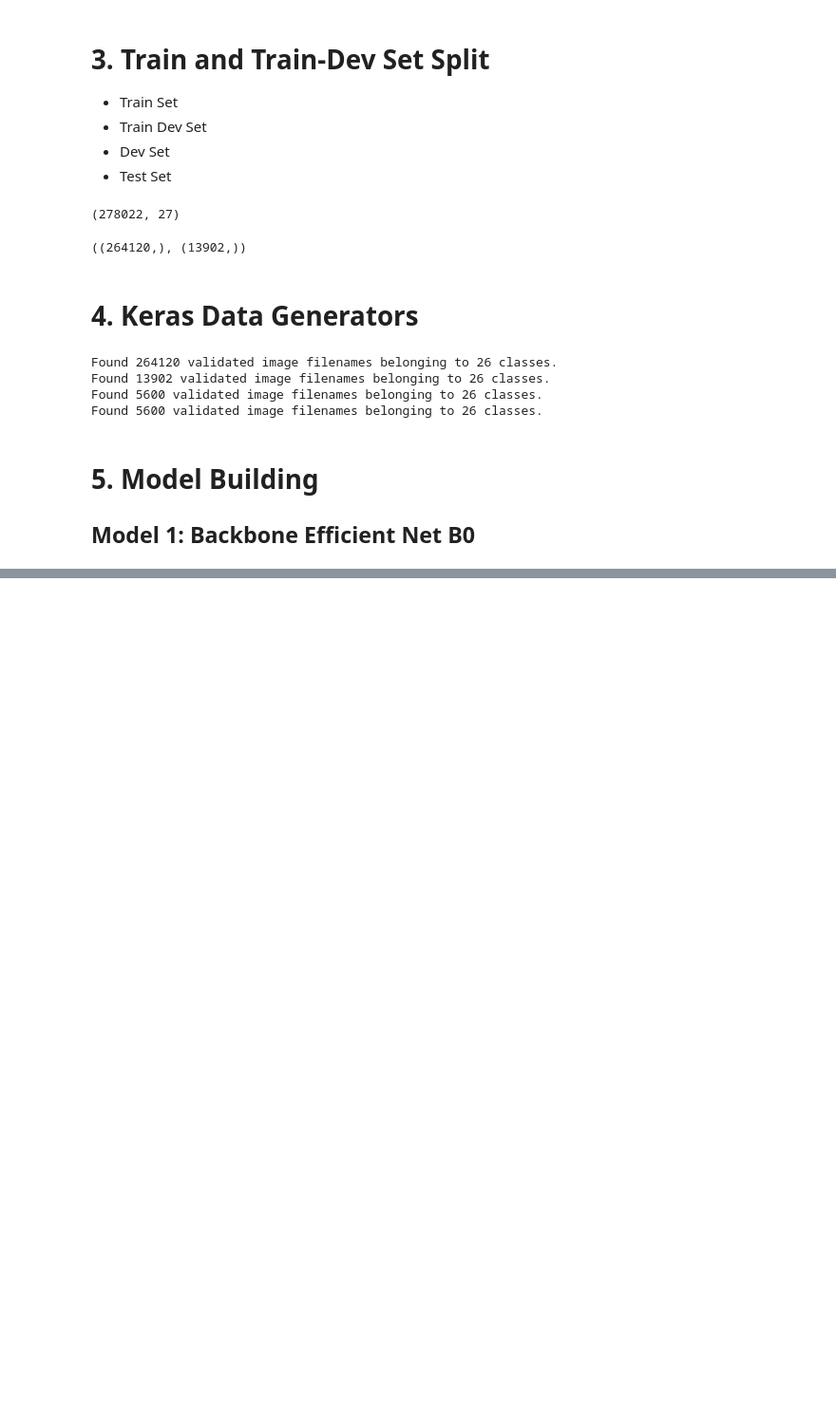
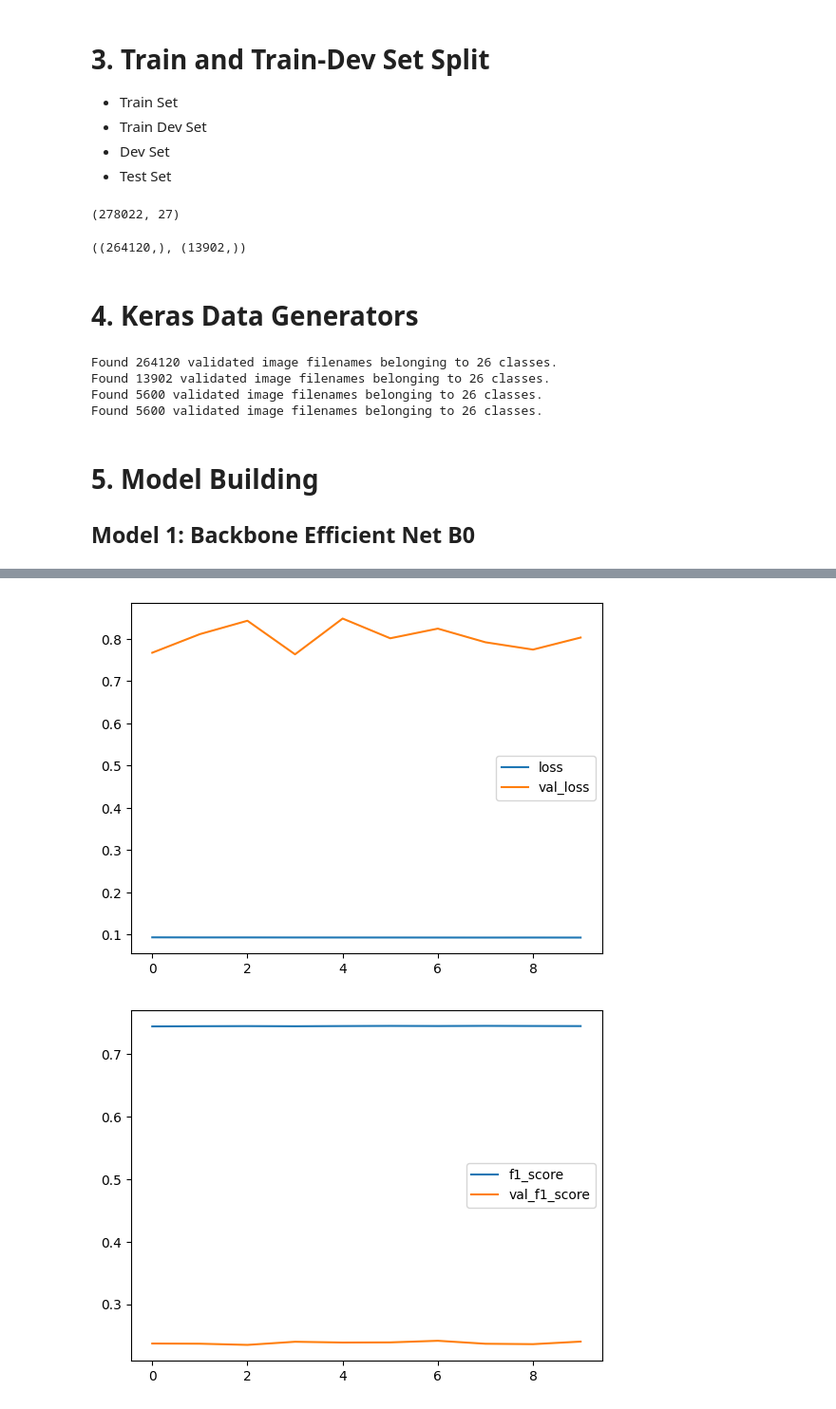
Before and after one commit to melihkacaman/SimilarProducts, a Jupyter notebook: notebooks/16 Adding More Data For Multioutput Models.ipynb, the cells around one changed output, grey strips where cells are left out. Shown at 95% size. Drawn from its saved outputs; the diff is of its cells as text; code cells hidden in the pictures; blank space fills up the shorter version.

```diff
--- a/notebooks/16 Adding More Data For Multioutput Models.ipynb
+++ b/notebooks/16 Adding More Data For Multioutput Models.ipynb
@@ -271,0 +270,18 @@ Epoch 9/10
+# %%
+def calculate_f1(precision, recall):
+    f1 = 2 * (precision * recall) / (precision + recall)
+    return f1
+# %%
+import matplotlib.pyplot as plt
+
+hist2 = pd.DataFrame(history_model_1.history).reset_index(drop=True)
+hist2.columns = hist2.columns.to_series().apply(lambda x: str(x).replace("_1", ""))
+hist2['f1_score'] = hist2.apply(lambda row: calculate_f1(row["precision"], row["recall"]), axis=1)
+hist2['val_f1_score'] = hist2.apply(lambda row: calculate_f1(row["val_precision"], row["val_recall"]), axis=1)
+hist2[["loss", "val_loss"]].plot()
+plt.show()
+hist2[["f1_score", "val_f1_score"]].plot()
+plt.show()
+# %% [output]
+[figure, added]
+[figure, added]
```
Also changed, not shown: parts of 8 cells of this notebook.
